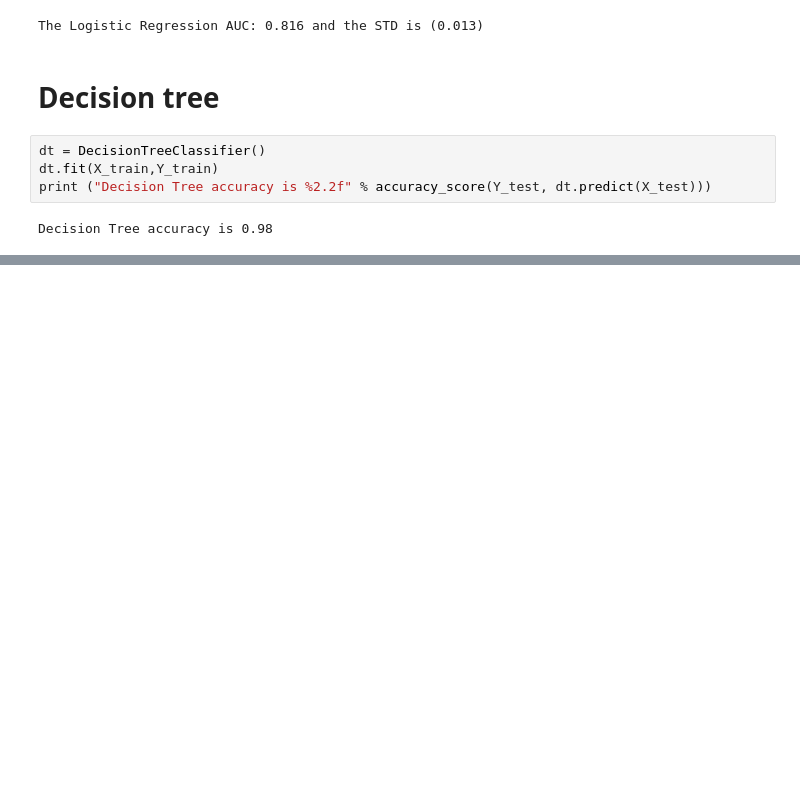
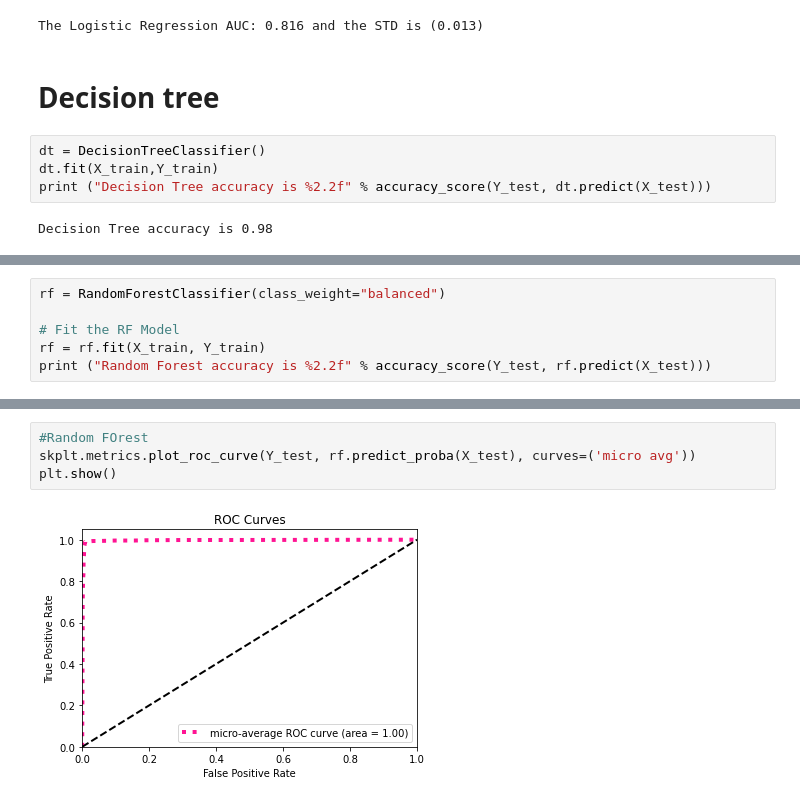
Before and after one commit to DeovratP/Logistic-Regression, a Jupyter notebook: HR_analytics_data/HR-data-analysis.ipynb, the cells around one changed output, grey strips where cells are left out. Cells and saved outputs as stored; diff of their text form; blank space fills up the shorter version.

```diff
--- a/HR_analytics_data/HR-data-analysis.ipynb
+++ b/HR_analytics_data/HR-data-analysis.ipynb
@@ -471,0 +474,6 @@ weighted avg       0.98      0.98      0.98      2250
+# %%
+rf = RandomForestClassifier(class_weight="balanced")
+
+# Fit the RF Model
+rf = rf.fit(X_train, Y_train)
+print ("Random Forest accuracy is %2.2f" % accuracy_score(Y_test, rf.predict(X_test)))
@@ -471,0 +588,6 @@ weighted avg       0.98      0.98      0.98      2250
+# %%
+#Random FOrest
+skplt.metrics.plot_roc_curve(Y_test, rf.predict_proba(X_test), curves=('micro avg'))
+plt.show()
+# %% [output]
+[figure, added]
```
Also changed, not shown: parts of 28 cells of this notebook.
